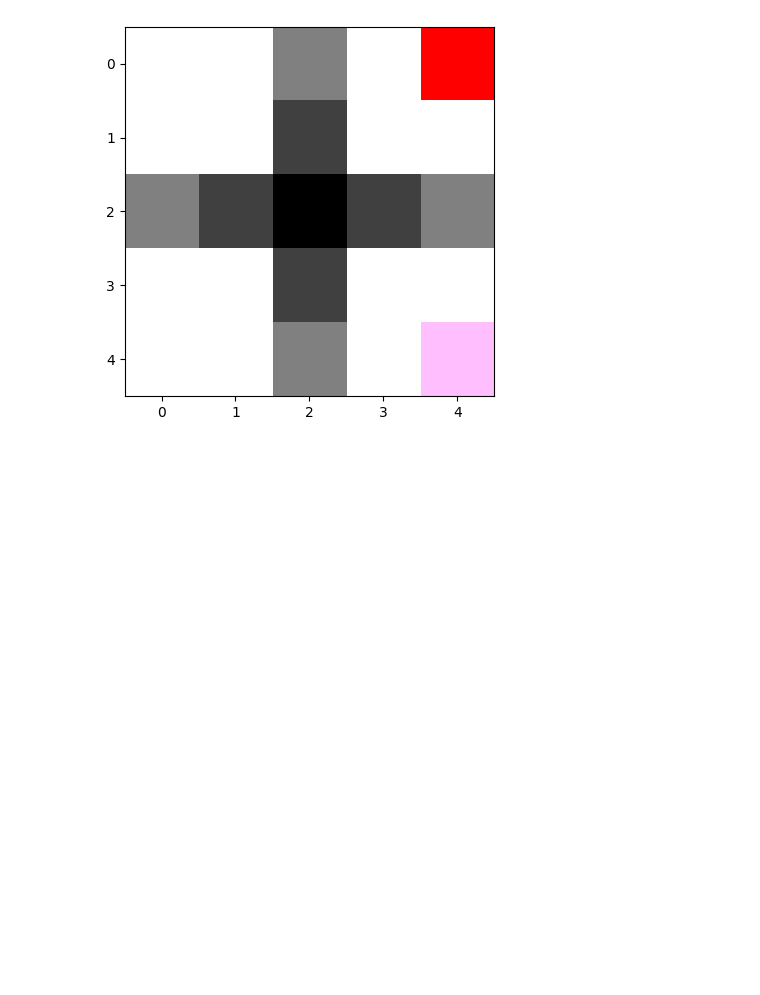
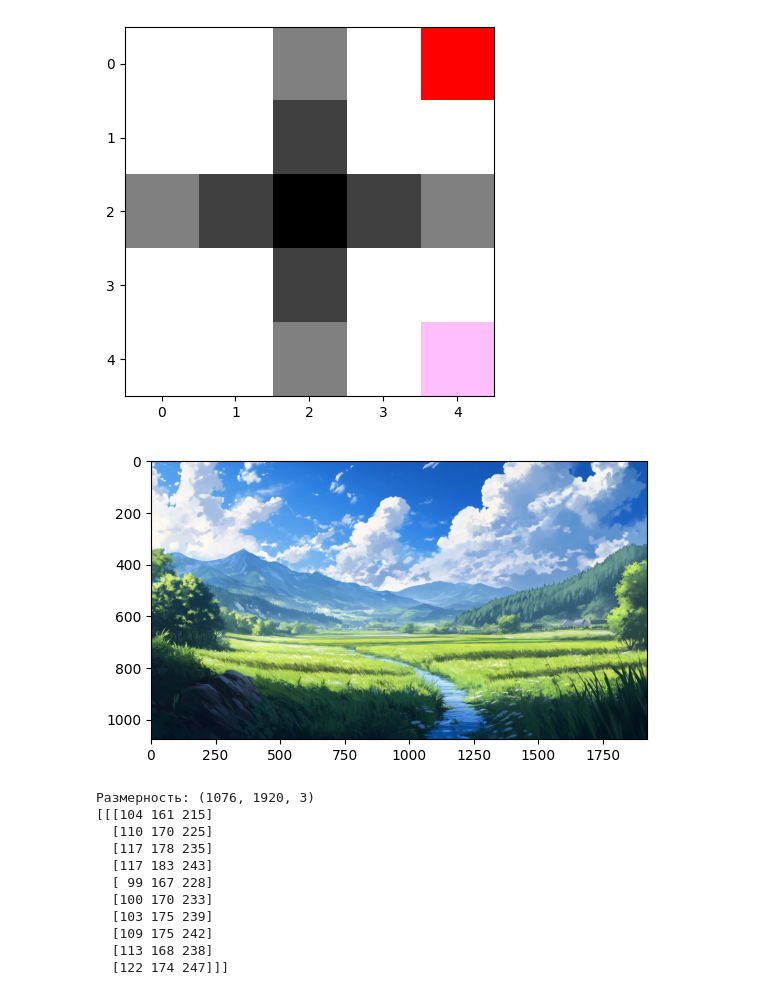
Before and after one commit to 6GETO9/6GETO9, a Jupyter notebook: Untitled.ipynb, the cells around one changed output. Saved outputs shown, nothing was run; the diff lists cells and outputs as text; code cells hidden in the pictures; blank space fills up the shorter version.

```diff
--- a/Untitled.ipynb
+++ b/Untitled.ipynb
@@ -87,3 +87,33 @@ img[4][4][1] = img[4][4][1] - 64
 showImage(img)
 # %% [output]
 [figure]
+# %%
+# Загружаем изображение кота
+
+picFile = '/content/ITHUB/пейзаж.webp'
+image = Image.open(picFile)   # Загружаем изображение кота
+
+image_width  = image.size[0]  # Получаем ширину
+image_height = image.size[1]  # Получаем высоту
+
+image_data = image.getdata()          # Получаем данные картинки
+image_data = np.array(image_data)     # Преобразуем в np массив
+
+image = image_data.reshape(image_height, image_width, 3)  # И решейпим изображение в нужную конфигурацию
+showImage(image)
+
+print("Размерность:", image.shape)
+print(image[0:1, 0:10, 0:3])
+# %% [output]
+[figure, added]
+Размерность: (1076, 1920, 3)
+[[[104 161 215]
+  [110 170 225]
+  [117 178 235]
+  [117 183 243]
+  [ 99 167 228]
+  [100 170 233]
+  [103 175 239]
+  [109 175 242]
+  [113 168 238]
+  [122 174 247]]]
```
Also changed, not shown: parts of 7 cells of this notebook.
